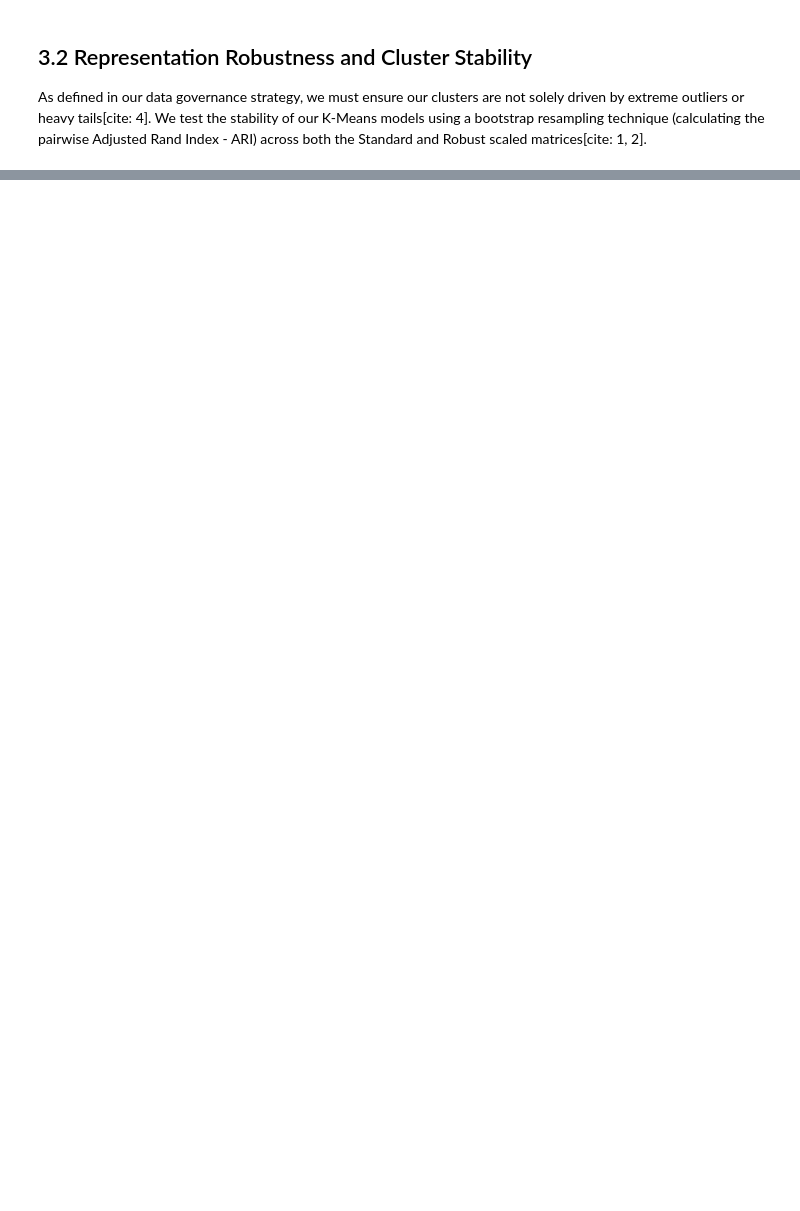
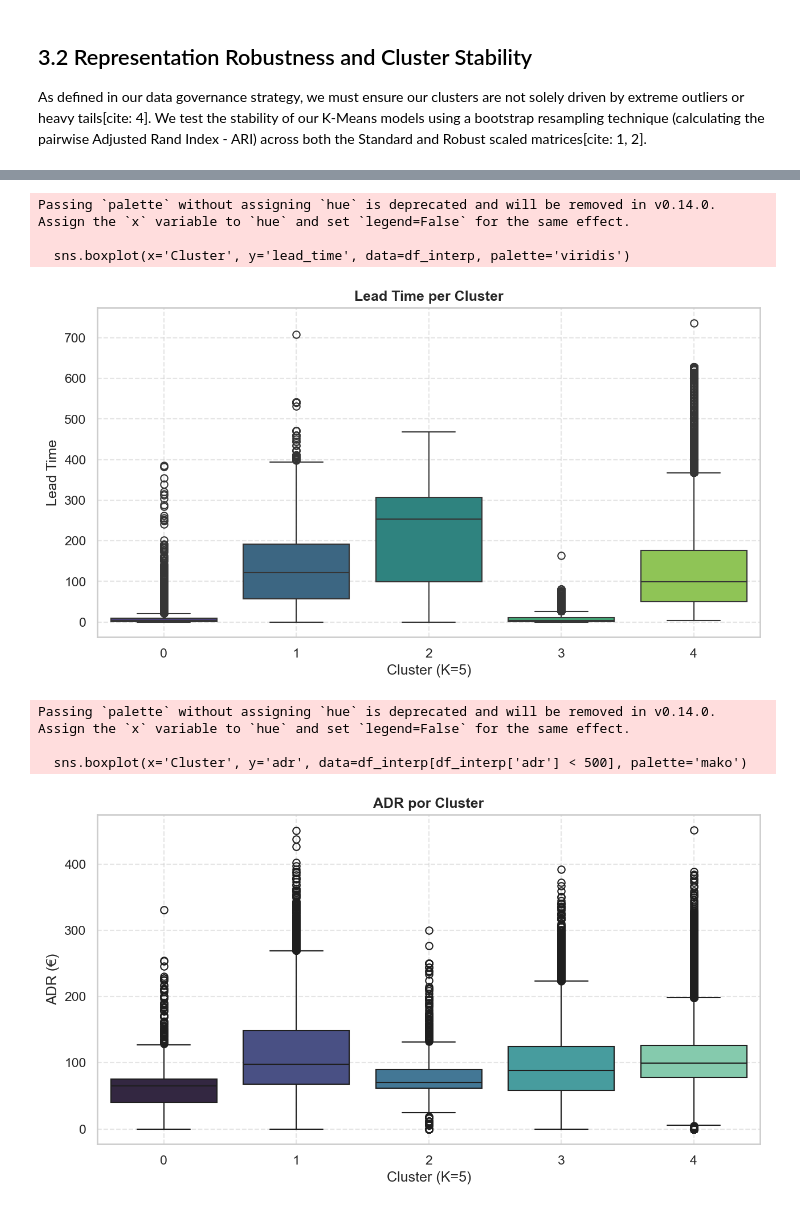
Before and after one commit to AfonsoCSimoes/UnsupervisedLearning-Project, a Jupyter notebook: notebooks/03_baseline_runs.ipynb, the cells around one changed output, grey strips where cells are left out. Saved outputs shown, nothing was run; the diff lists cells and outputs as text; code cells hidden in the pictures; blank space fills up the shorter version.

```diff
--- a/notebooks/03_baseline_runs.ipynb
+++ b/notebooks/03_baseline_runs.ipynb
@@ -315,0 +385,31 @@ Cluster Interpretation: Relative Differences
+# %%
+# Boxplots de Profiling
+
+plt.figure(figsize=(10, 5))
+sns.boxplot(x='Cluster', y='lead_time', data=df_interp, palette='viridis')
+plt.title('Lead Time per Cluster', fontsize=12, fontweight='bold')
+plt.xlabel('Cluster (K=5)')
+plt.ylabel('Lead Time')
+plt.grid(True, linestyle='--', alpha=0.5)
+
+plt.savefig(os.path.join(FIG_DIR, 'boxplot_lead_time_by_cluster.png'), bbox_inches='tight')
+plt.show()
+
+plt.figure(figsize=(10, 5))
+sns.boxplot(x='Cluster', y='adr', data=df_interp[df_interp['adr'] < 500], palette='mako')
+plt.title('ADR por Cluster', fontsize=12, fontweight='bold')
+plt.xlabel('Cluster (K=5)')
+plt.ylabel('ADR (€)')
+plt.grid(True, linestyle='--', alpha=0.5)
+
+plt.savefig(os.path.join(FIG_DIR, 'boxplot_adr_by_cluster.png'), bbox_inches='tight')
+plt.show()
+# %% [output]
+Passing `palette` without assigning `hue` is deprecated and will be removed in v0.14.0. Assign the `x` variable to `hue` and set `legend=False` for the same effect.
+
+  sns.boxplot(x='Cluster', y='lead_time', data=df_interp, palette='viridis')
+[figure, added]
+Passing `palette` without assigning `hue` is deprecated and will be removed in v0.14.0. Assign the `x` variable to `hue` and set `legend=False` for the same effect.
+
+  sns.boxplot(x='Cluster', y='adr', data=df_interp[df_interp['adr'] < 500], palette='mako')
+[figure, added]
```
Also changed, not shown: parts of 13 cells of this notebook, 14 other files.
